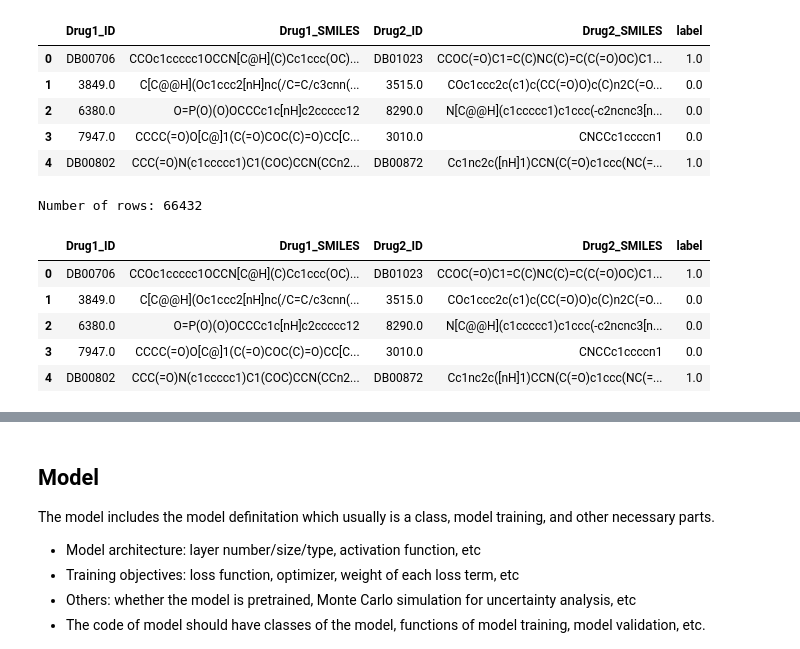
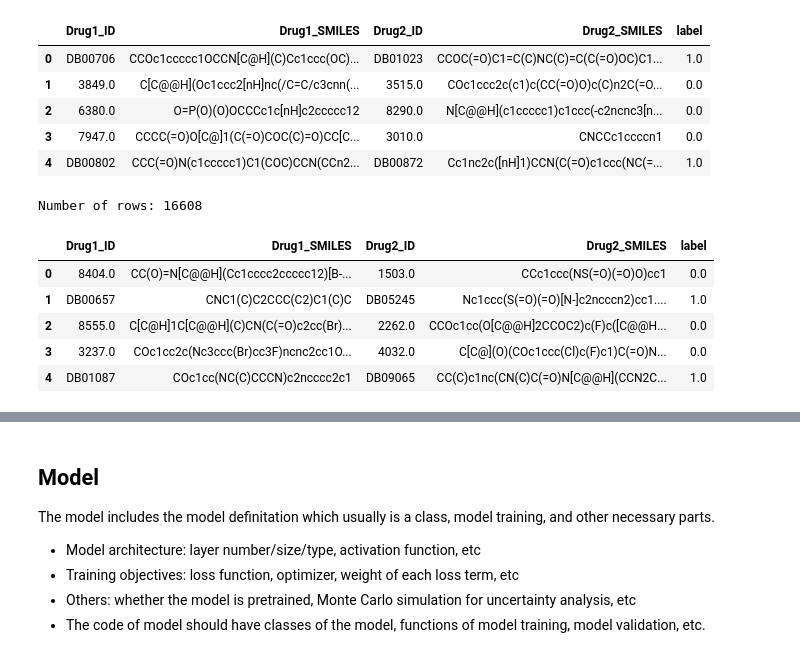
Before and after one commit to lanceyjt/cs598-dlh-team72, a Jupyter notebook: DL4H_Team72.ipynb, the cells around one changed output, grey strips where cells are left out. Cells and saved outputs as stored; diff of their text form; code cells hidden in the pictures.

```diff
--- a/DL4H_Team72.ipynb
+++ b/DL4H_Team72.ipynb
@@ -1,6 +1,8 @@
 # %%
-COLAB = False
-SAGEMAKER = True
+import sys
+
+COLAB = 'google.colab' in sys.modules
+SAGEMAKER = not COLAB
 LOAD_PRETRAIN_MODEL = True
 LOAD_FINAL_MODEL = False
 # %%
@@ -119,17 +120,17 @@ Number of rows: 66432
 | 3 | 7947.0 | CCCC(=O)O[C@]1(C(=O)COC(C)=O)CC[C... | 3010.0 | CNCCc1ccccn1 | 0.0 |
 | 4 | DB00802 | CCC(=O)N(c1ccccc1)C1(COC)CCN(CCn2... | DB00872 | Cc1nc2c([nH]1)CCN(C(=O)c1ccc(NC(=... | 1.0 |
 # %%
-# Load training dataset for drug-drug interaction
-df_ddi = pd.read_csv(dataFolder + '/BIOSNAP/sup_train_val.csv')
-df_ddi.drop(df_ddi.columns[0], axis=1, inplace=True)
-print("Number of rows:", df_ddi.shape[0])
-df_ddi.head(5)
+# Load testing dataset for drug-drug interaction
+df_ddi_test = pd.read_csv(dataFolder + '/BIOSNAP/sup_test.csv')
+df_ddi_test.drop(df_ddi_test.columns[0], axis=1, inplace=True)
+print("Number of rows:", df_ddi_test.shape[0])
+df_ddi_test.head(5)
 # %% [output]
-Number of rows: 66432
+Number of rows: 16608
 |  | Drug1_ID | Drug1_SMILES | Drug2_ID | Drug2_SMILES | label |
-| 0 | DB00706 | CCOc1ccccc1OCCN[C@H](C)Cc1ccc(OC)... | DB01023 | CCOC(=O)C1=C(C)NC(C)=C(C(=O)OC)C1... | 1.0 |
-| 1 | 3849.0 | C[C@@H](Oc1ccc2[nH]nc(/C=C/c3cnn(... | 3515.0 | COc1ccc2c(c1)c(CC(=O)O)c(C)n2C(=O... | 0.0 |
-| 2 | 6380.0 | O=P(O)(O)OCCCc1c[nH]c2ccccc12 | 8290.0 | N[C@@H](c1ccccc1)c1ccc(-c2ncnc3[n... | 0.0 |
-| 3 | 7947.0 | CCCC(=O)O[C@]1(C(=O)COC(C)=O)CC[C... | 3010.0 | CNCCc1ccccn1 | 0.0 |
-| 4 | DB00802 | CCC(=O)N(c1ccccc1)C1(COC)CCN(CCn2... | DB00872 | Cc1nc2c([nH]1)CCN(C(=O)c1ccc(NC(=... | 1.0 |
+| 0 | 8404.0 | CC(O)=N[C@@H](Cc1cccc2ccccc12)[B-... | 1503.0 | CCc1ccc(NS(=O)(=O)O)cc1 | 0.0 |
+| 1 | DB00657 | CNC1(C)C2CCC(C2)C1(C)C | DB05245 | Nc1ccc(S(=O)(=O)[N-]c2ncccn2)cc1.... | 1.0 |
+| 2 | 8555.0 | C[C@H]1C[C@@H](C)CN(C(=O)c2cc(Br)... | 2262.0 | CCOc1cc(O[C@@H]2CCOC2)c(F)c([C@@H... | 0.0 |
+| 3 | 3237.0 | COc1cc2c(Nc3ccc(Br)cc3F)ncnc2cc1O... | 4032.0 | C[C@](O)(COc1ccc(Cl)c(F)c1)C(=O)N... | 0.0 |
+| 4 | DB01087 | COc1cc(NC(C)CCCN)c2ncccc2c1 | DB09065 | CC(C)c1nc(CN(C)C(=O)N[C@@H](CCN2C... | 1.0 |
 # %%
```
Also changed, not shown: parts of 4 cells of this notebook.
